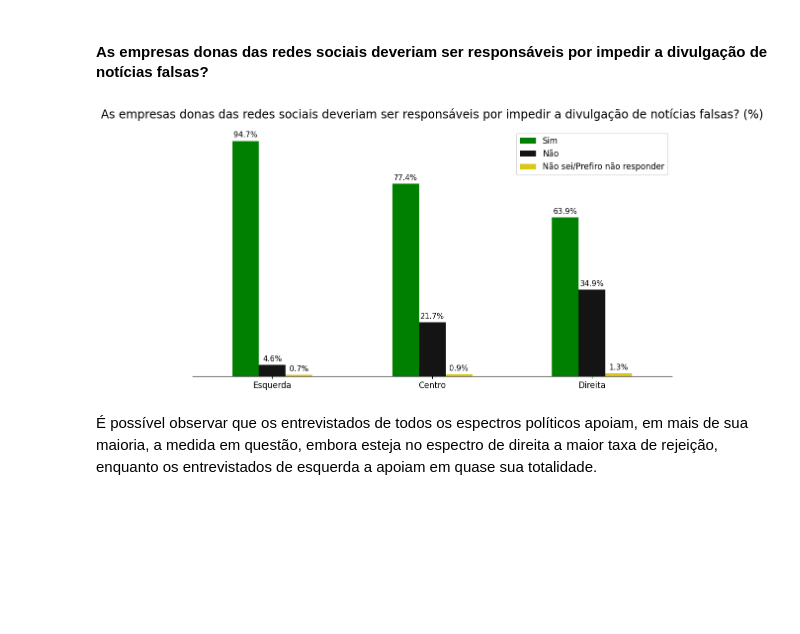
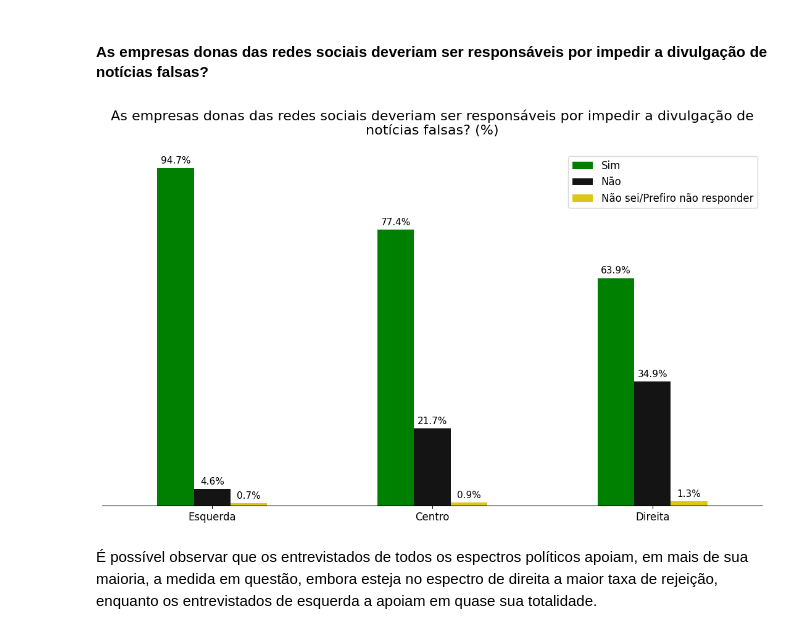
Before and after one commit to h-Soares/ds-espectro-politico-brasil, a Jupyter notebook: project.ipynb, the cells around one changed output. Cells and saved outputs as stored; diff of their text form; code cells hidden in the pictures; blank space fills up the shorter version.

```diff
--- a/project.ipynb
+++ b/project.ipynb
@@ -921,28 +925,29 @@ Observa-se que os entrevistados dos diversos espectros políticos não possuem u
 # %%
 df_filtered = df[df['empresas_impedir_fnews'] != 'Não se aplica']
 df_filtered = df_filtered.groupby(['posicionamento_politico', 'empresas_impedir_fnews']).size().unstack().div(df_filtered.groupby('posicionamento_politico').size(), axis=0).mul(100).loc[['Esquerda', 'Centro', 'Direita']]
 order = ["Sim", "Não", "Não sei/Prefiro não responder"]
 df_filtered = df_filtered[order]
-ax = df_filtered.plot(kind='bar', color=colors, rot=0, figsize=(10,6))
+ax = df_filtered.plot(kind='bar', color=colors, rot=0, figsize=(11,7))
 
 for container in ax.containers:
     ax.bar_label(container, fmt='%.1f%%', label_type='edge', fontsize=11, padding=3)
 
 ax.get_yaxis().set_visible(False)
-ax.set_title("As empresas donas das redes sociais deveriam ser responsáveis por impedir a divulgação de notícias falsas? (%)", fontsize=17, pad=16)
+ax.set_title("As empresas donas das redes sociais deveriam ser responsáveis por impedir a divulgação de notícias falsas? (%)", fontsize=16, pad=22, wrap=True)
 ax.set_xlabel("")
 ax.tick_params(axis='x', labelsize=12)
 ax.legend(title="", fontsize=12)
 
 ax.spines['top'].set_visible(False)
 ax.spines['right'].set_visible(False)
 ax.spines['left'].set_visible(False)
 
+plt.subplots_adjust(top=0.88)
 plt.tight_layout()
-plt.savefig(r'images\empresas_impedir_fnews-posicionamento_politico.png')
+plt.savefig(r'images\empresas_impedir_fnews-posicionamento_politico.png', dpi=300, bbox_inches='tight')
 plt.show()
 # %% [output]
-[figure, old version]
+[figure, new version]
 # %% [markdown]
 É possível observar que os entrevistados de todos os espectros políticos apoiam, em mais de sua maioria, a medida em questão, embora esteja no espectro de direita a maior taxa de rejeição, enquanto os entrevistados de esquerda a apoiam em quase sua totalidade.
 # %% [markdown]
```
Also changed, not shown: parts of 40 cells of this notebook, 4 other files.
